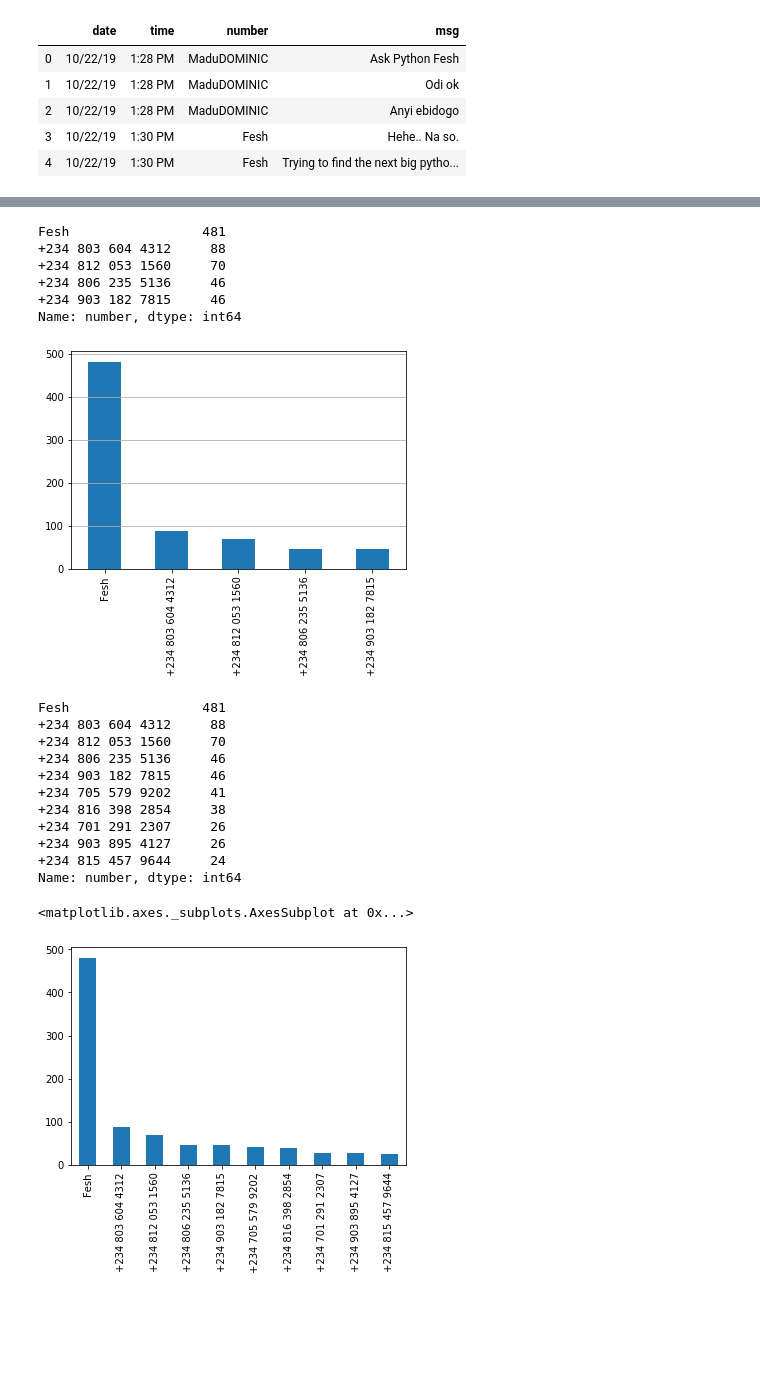
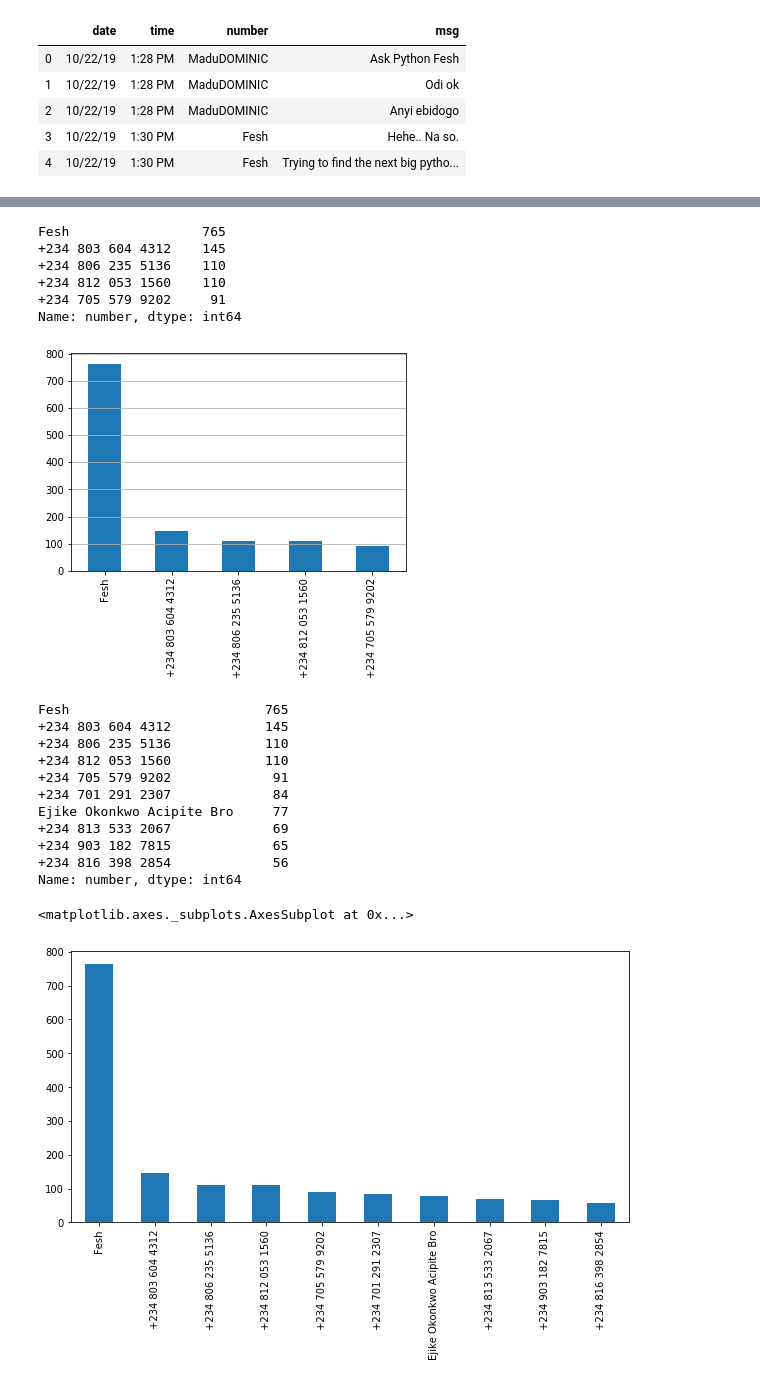
Before and after one commit to ifebuche/AskPyFesh_Group, a Jupyter notebook: analysis1.ipynb, the cells around one changed output, grey strips where cells are left out. Drawn from its saved outputs; the diff is of its cells as text; code cells hidden in the pictures; blank space fills up the shorter version.

Commit message:
updated analysis notebook, added body of chats

```diff
--- a/analysis1.ipynb
+++ b/analysis1.ipynb
@@ -5,6 +23,6 @@ import matplotlib.pyplot as plt
 # %%
 #Red txt data file
-with open("WhatsApp Chat with #AskPyFesh_2.txt", "r", encoding = "utf-8") as file:
+with open("WhatsApp Chat with #AskPyFesh_3.txt", "r", encoding = "utf-8") as file:
     chats = file.readlines()
 print(len(chats))
 # %% [output]
@@ -56,0 +68,8 @@ print(len(apfesh))
+# %%
+leavers = {}
+for line in left:
+    leavers[line.partition('-')[2][:-5]] = line.partition('-')[0].partition(',')[0]
+print(len(leavers))
+leave = pd.DataFrame([leavers]).T
+leave.columns = ['date']
+leave
@@ -56,0 +87,6 @@ print(len(apfesh))
+# %%
+#Drop media file lines
+media = [line for line in apfesh if 'omitted' in line]
+print("There were {} media files in this time".format(len(media)))
+apfesh = [line for line in apfesh if not 'omitted' in line]
+print(len(apfesh))
@@ -158,3 +197,6 @@ apfesh_df.head()
 | 2 | 10/22/19 | 1:28 PM | MaduDOMINIC | Anyi ebidogo |
 | 3 | 10/22/19 | 1:30 PM | Fesh | Hehe.. Na so. |
 | 4 | 10/22/19 | 1:30 PM | Fesh | Trying to find the next big pytho... |
+# %%
+apfesh_df['word_count'] = apfesh_df['msg'].apply(lambda x: len(str(x).split(" ")))
+apfesh_df.head()
@@ -178,31 +255,31 @@ top5messengers.plot(kind='bar',ax=ax2, fontsize=10, sort_columns=True)
 ax2.grid(axis='y')
 plt.show()
 # %% [output]
-Fesh                 481
-+234 803 604 4312     88
-+234 812 053 1560     70
-+234 806 235 5136     46
-+234 903 182 7815     46
+Fesh                 765
++234 803 604 4312    145
++234 806 235 5136    110
++234 812 053 1560    110
++234 705 579 9202     91
 Name: number, dtype: int64
-[figure, old version]
+[figure, new version]
 # %%
 top10messengers = apfesh_df.number.value_counts(ascending=False).head(10)
 print(top10messengers)
-top5messengers.plot(kind="bar")
+top10messengers.plot(kind="bar", figsize=(10,5))
 # %% [output]
-Fesh                 481
-+234 803 604 4312     88
-+234 812 053 1560     70
-+234 806 235 5136     46
-+234 903 182 7815     46
-+234 705 579 9202     41
-+234 816 398 2854     38
-+234 701 291 2307     26
-+234 903 895 4127     26
-+234 815 457 9644     24
+Fesh                         765
++234 803 604 4312            145
++234 806 235 5136            110
++234 812 053 1560            110
++234 705 579 9202             91
++234 701 291 2307             84
+Ejike Okonkwo Acipite Bro     77
++234 813 533 2067             69
++234 903 182 7815             65
++234 816 398 2854             56
 Name: number, dtype: int64
 <matplotlib.axes._subplots.AxesSubplot at 0x...>
-[figure, old version]
+[figure, new version]
 # %%
 print(top10messengers)
 fig, ax2 = plt.subplots()
```
Also changed, not shown: parts of 24 cells of this notebook, 2 other files.
